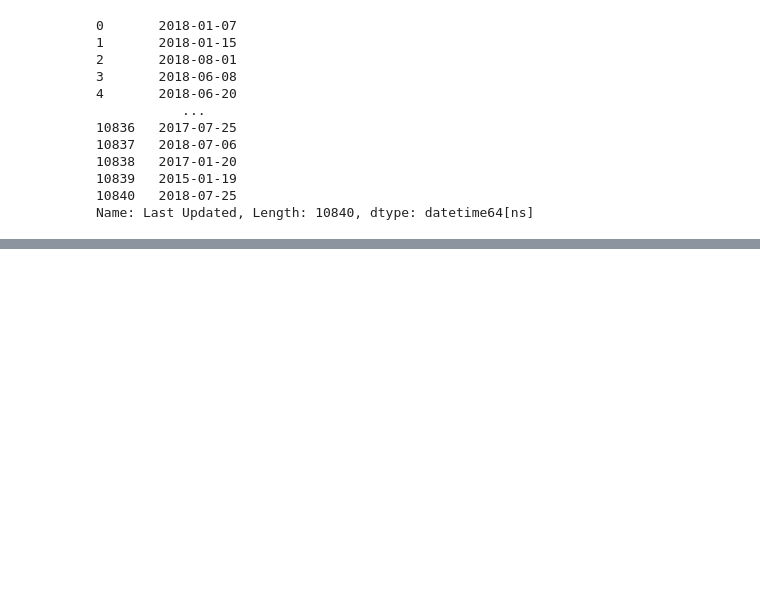
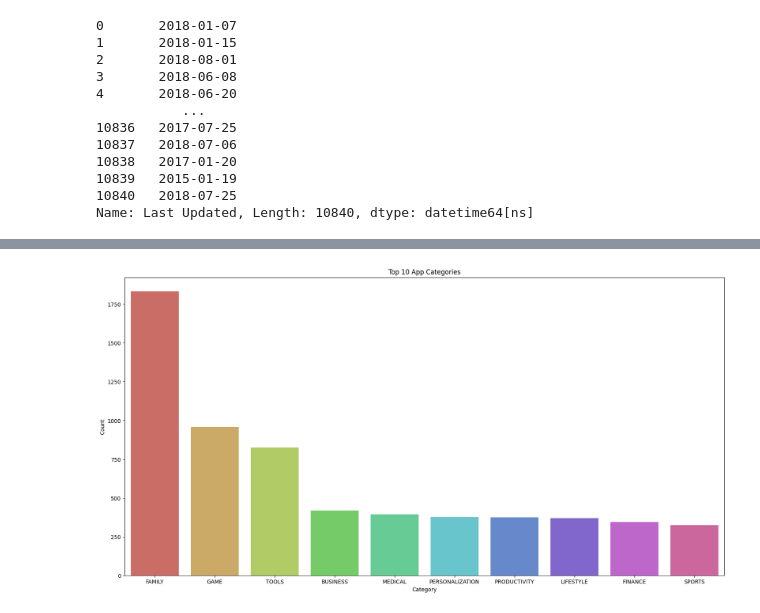
Before and after one commit to abhik12295/Data-Science-Learning, a Jupyter notebook: Core ML Topics/3. EDA & FE with Datasets/Google_playstore.ipynb, the cells around one changed output, grey strips where cells are left out. Drawn from its saved outputs; the diff is of its cells as text; code cells hidden in the pictures; blank space fills up the shorter version.

```diff
--- a/Core ML Topics/3. EDA & FE with Datasets/Google_playstore.ipynb
+++ b/Core ML Topics/3. EDA & FE with Datasets/Google_playstore.ipynb
@@ -303,0 +419,5 @@ df_copy.to_csv('google_playstore_cleaned.csv', index=False)
+# %%
+# Top 10 app categories
+category = pd.DataFrame(df_copy['Category'].value_counts().head(10))
+category.reset_index(inplace=True)
+category.columns = ['Category', 'Count']
@@ -303,0 +438,10 @@ df_copy.to_csv('google_playstore_cleaned.csv', index=False)
+# %%
+# barplt
+plt.figure(figsize=(20, 10))
+sns.barplot(x='Category', y='Count', data=category, palette='hls')
+plt.title('Top 10 App Categories')
+plt.xlabel('Category')
+plt.ylabel('Count')
+plt.show()
+# %% [output]
+[figure, added]
```
Also changed, not shown: parts of 24 cells of this notebook.
